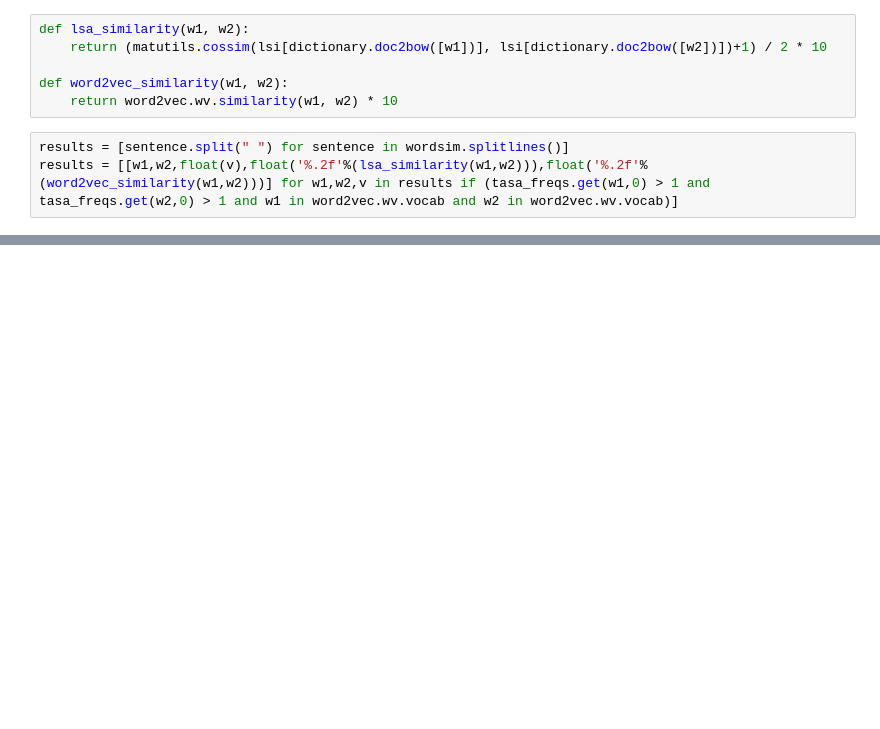
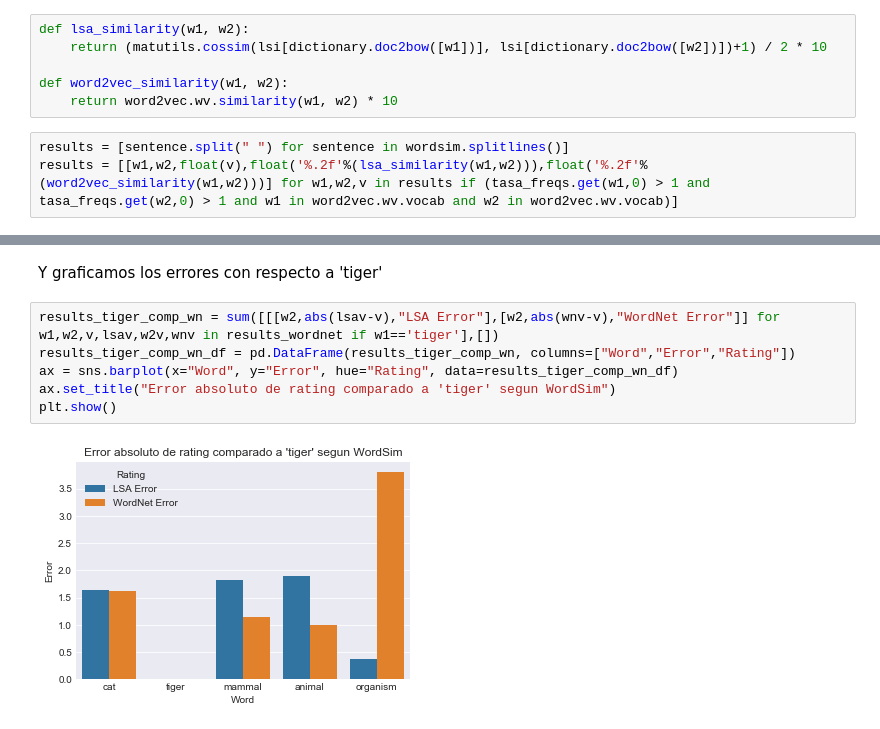
Before and after one commit to lucasputer/CienciaDeDatos, a Jupyter notebook: tp6/TP6.ipynb, the cells around one changed output, grey strips where cells are left out. Saved outputs shown, nothing was run; the diff lists cells and outputs as text; blank space fills up the shorter version.

```diff
--- a/tp6/TP6.ipynb
+++ b/tp6/TP6.ipynb
@@ -418,0 +504,10 @@ word
+# %% [markdown]
+Y graficamos los errores con respecto a 'tiger'
+# %%
+results_tiger_comp_wn = sum([[[w2,abs(lsav-v),"LSA Error"],[w2,abs(wnv-v),"WordNet Error"]] for w1,w2,v,lsav,w2v,wnv in results_wordnet if w1=='tiger'],[])
+results_tiger_comp_wn_df = pd.DataFrame(results_tiger_comp_wn, columns=["Word","Error","Rating"])
+ax = sns.barplot(x="Word", y="Error", hue="Rating", data=results_tiger_comp_wn_df)
+ax.set_title("Error absoluto de rating comparado a 'tiger' segun WordSim")
+plt.show()
+# %% [output]
+[figure, added]
```
Also changed, not shown: parts of 36 cells of this notebook.
